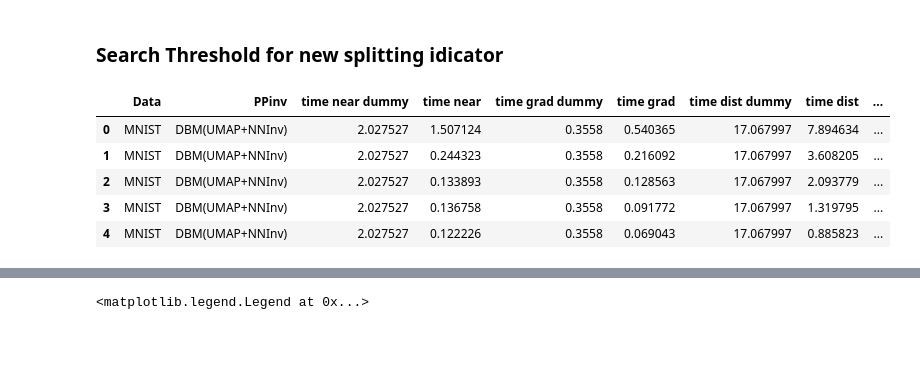
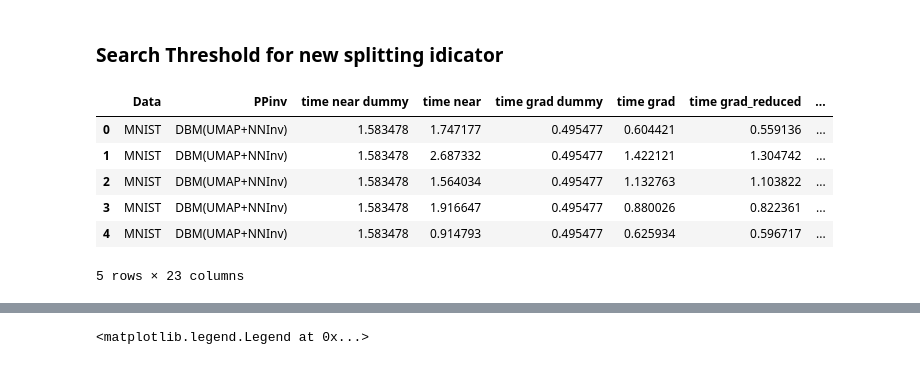
Before and after one commit to wuyuyu1024/map_builder, a Jupyter notebook: results/plot.results.ipynb, the cells around one changed output, grey strips where cells are left out. Saved outputs shown, nothing was run; the diff lists cells and outputs as text; code cells hidden in the pictures.

```diff
--- a/results/plot.results.ipynb
+++ b/results/plot.results.ipynb
@@ -60,16 +60,18 @@ SVM                 $Cons_p$           0.059677  0.036438  0.089264
 # %% [markdown]
 ### Search Threshold for new splitting idicator
 # %%
-df = pd.read_csv('./search_threshold/search_t_all.csv')
+# df = pd.read_csv('./search_threshold/search_t_all.csv')
+df = pd.read_csv('./search_threshold/search_grid_3_size_2024-12-04_14:15:50.csv')
 df.head()
 
 ## filter threshold > 0.15
 # df = df[df['threshold'] > 0.35]
 # %% [output]
-|  | Data | PPinv | time near dummy | time near | time grad dummy | time grad | time dist dummy | time dist | ... |
-| 0 | MNIST | DBM(UMAP+NNInv) | 2.027527 | 1.507124 | 0.3558 | 0.540365 | 17.067997 | 7.894634 | ... |
-| 1 | MNIST | DBM(UMAP+NNInv) | 2.027527 | 0.244323 | 0.3558 | 0.216092 | 17.067997 | 3.608205 | ... |
-| 2 | MNIST | DBM(UMAP+NNInv) | 2.027527 | 0.133893 | 0.3558 | 0.128563 | 17.067997 | 2.093779 | ... |
-| 3 | MNIST | DBM(UMAP+NNInv) | 2.027527 | 0.136758 | 0.3558 | 0.091772 | 17.067997 | 1.319795 | ... |
-| 4 | MNIST | DBM(UMAP+NNInv) | 2.027527 | 0.122226 | 0.3558 | 0.069043 | 17.067997 | 0.885823 | ... |
+|  | Data | PPinv | time near dummy | time near | time grad dummy | time grad | time grad_reduced | ... |
+| 0 | MNIST | DBM(UMAP+NNInv) | 1.583478 | 1.747177 | 0.495477 | 0.604421 | 0.559136 | ... |
+| 1 | MNIST | DBM(UMAP+NNInv) | 1.583478 | 2.687332 | 0.495477 | 1.422121 | 1.304742 | ... |
+| 2 | MNIST | DBM(UMAP+NNInv) | 1.583478 | 1.564034 | 0.495477 | 1.132763 | 1.103822 | ... |
+| 3 | MNIST | DBM(UMAP+NNInv) | 1.583478 | 1.916647 | 0.495477 | 0.880026 | 0.822361 | ... |
+| 4 | MNIST | DBM(UMAP+NNInv) | 1.583478 | 0.914793 | 0.495477 | 0.625934 | 0.596717 | ... |
+5 rows × 23 columns
 # %%
```
Also changed, not shown: parts of 10 cells of this notebook, 8 other files.
